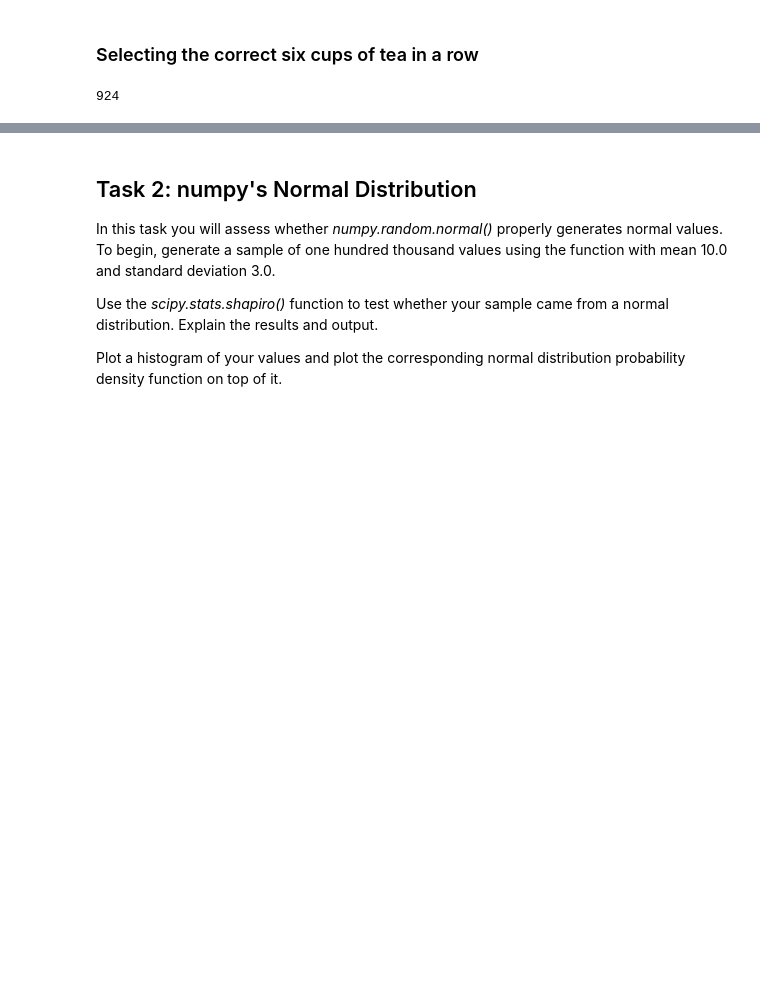
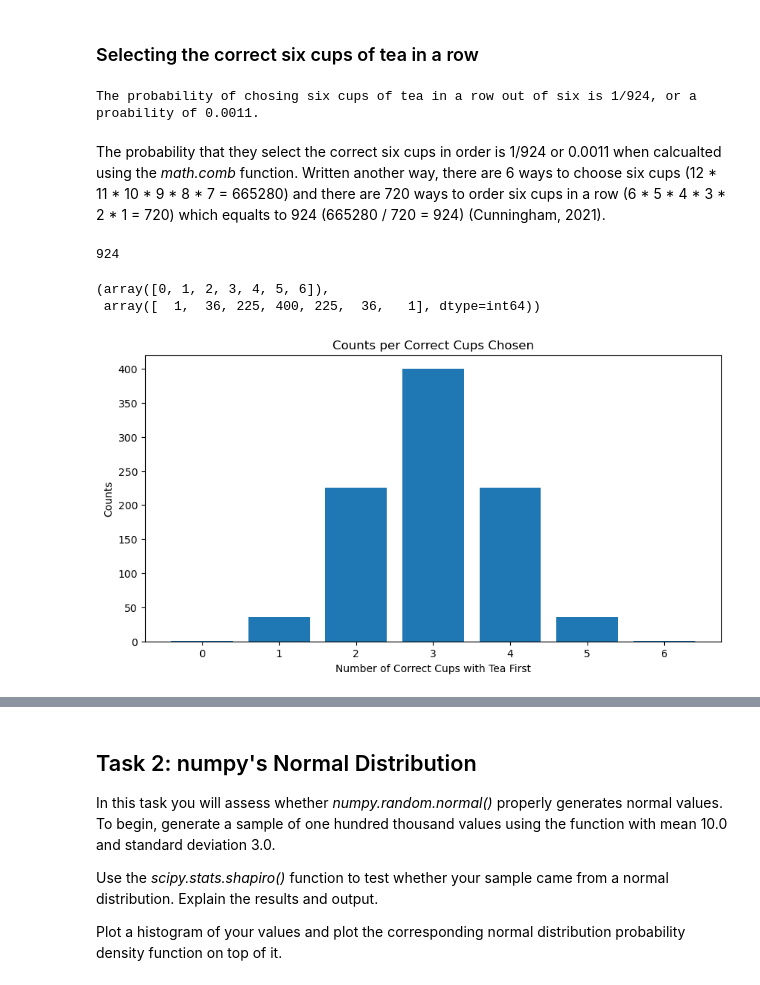
Before and after one commit to EllenMcG/applied_statistics_assessment, a Jupyter notebook: tasks.ipynb, the cells around one changed output, grey strips where cells are left out. Drawn from its saved outputs; the diff is of its cells as text; code cells hidden in the pictures; blank space fills up the shorter version.

```diff
--- a/tasks.ipynb
+++ b/tasks.ipynb
@@ -30,6 +36,53 @@ milk_first = 6
 tea_first = 6
 
 x = math.comb(12, 6)
-print(x)
+probability = 1/x
+print(f'The probability of chosing six cups of tea in a row out of six is 1/924, or a proability of {probability:.4f}.')
 # %% [output]
-924
+The probability of chosing six cups of tea in a row out of six is 1/924, or a proability of 0.0011.
+# %% [markdown]
+The probability that they select the correct six cups in order is 1/924 or 0.0011 when calcualted using the *math.comb* function. Written another way, there are 6 ways to choose six cups (12 * 11 * 10 * 9 * 8 * 7 = 665280) and there are 720 ways to order six cups in a row (6 * 5 * 4 * 3 * 2 * 1 = 720) which equalts to 924 (665280 / 720 = 924) (Cunningham, 2021).
+# %%
+import itertools
+
+labels = list(range(1, 13, 1)) # starting at 1 and ending at 12
+
+# generating the labels as a list - this is similar to math.comb(12, 6) with the same ouput, but now we have the cups labelled
+combinations = list(itertools.combinations(labels, tea_first))
+print(len(combinations))
+
+sample_tea = random.sample(labels, 6) # selecting a sample of six cups from one of 12 cups in labels to put the tea in first,
+# then sorting it to match ordering format of combinations above
+sample_tea.sort()
+
+# combinations shows us that there are 924 combinations of selecting 6 cups from 12 and their associated labels (not printed to console as it
+# would be 924 lines)
+# %% [output]
+924
+# %%
+# calculating the overalap between each element of combinations and labels (of cup)
+
+no_overlaps = []
+
+for combination in combinations:
+    set_1 = set(combination)
+    set_2 = set(labels_tea)
+    overlap = set_1.intersection(set_2)
+    no_overlaps.append(len(overlap))
+
+
+counts_per_cup = np.unique(no_overlaps, return_counts=True)
+counts_per_cup
+# %% [output]
+(array([0, 1, 2, 3, 4, 5, 6]),
+ array([  1,  36, 225, 400, 225,  36,   1], dtype=int64))
+# %%
+fig, ax = plt.subplots(figsize=(10, 5))
+
+# Bar chart.
+ax.bar(counts_per_cup[0], counts_per_cup[1])
+ax.set_title('Counts per Correct Cups Chosen')
+ax.set_ylabel('Counts')
+ax.set_xlabel('Number of Correct Cups with Tea First');
+# %% [output]
+[figure, added]
```
Also changed, not shown: parts of 19 cells of this notebook, 2 other files.
